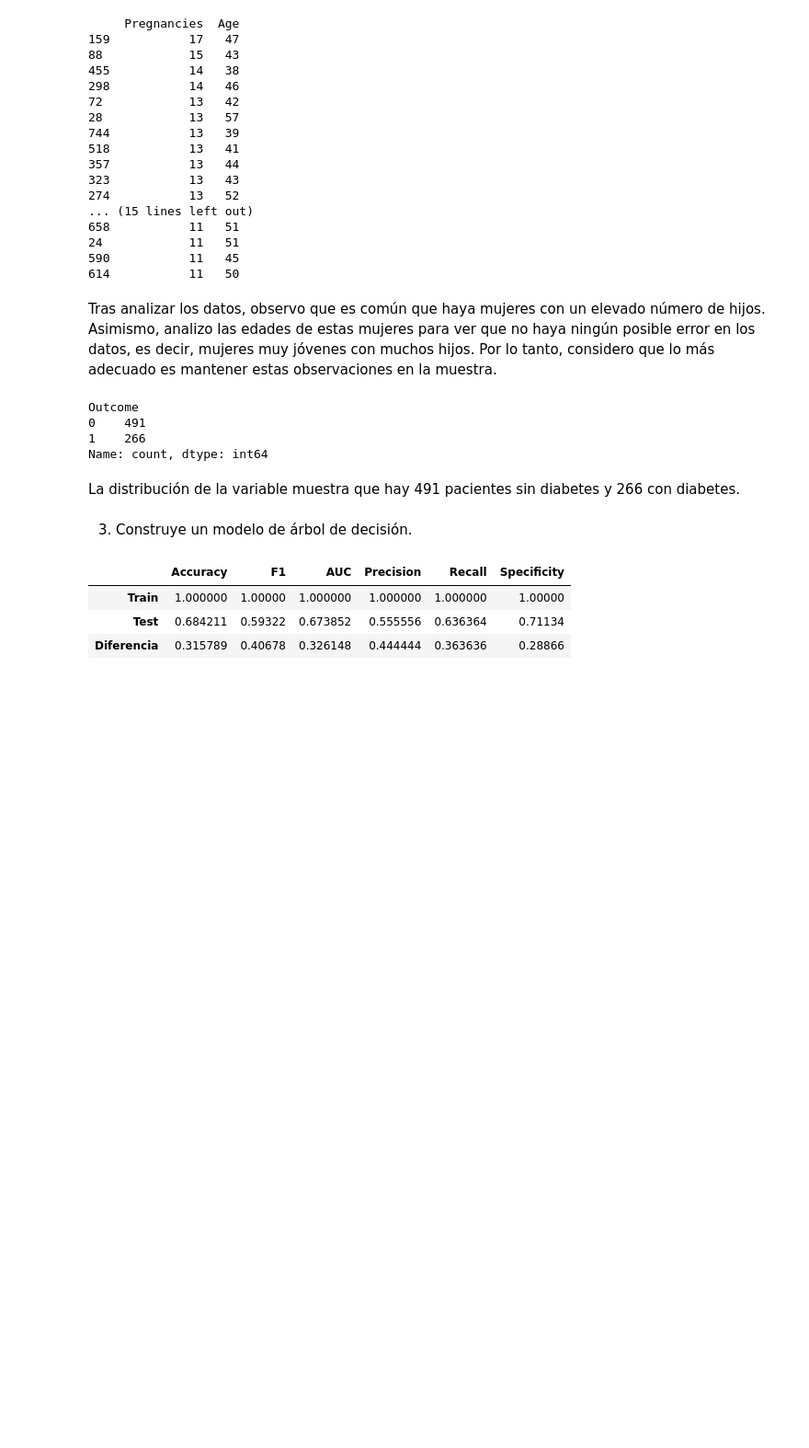
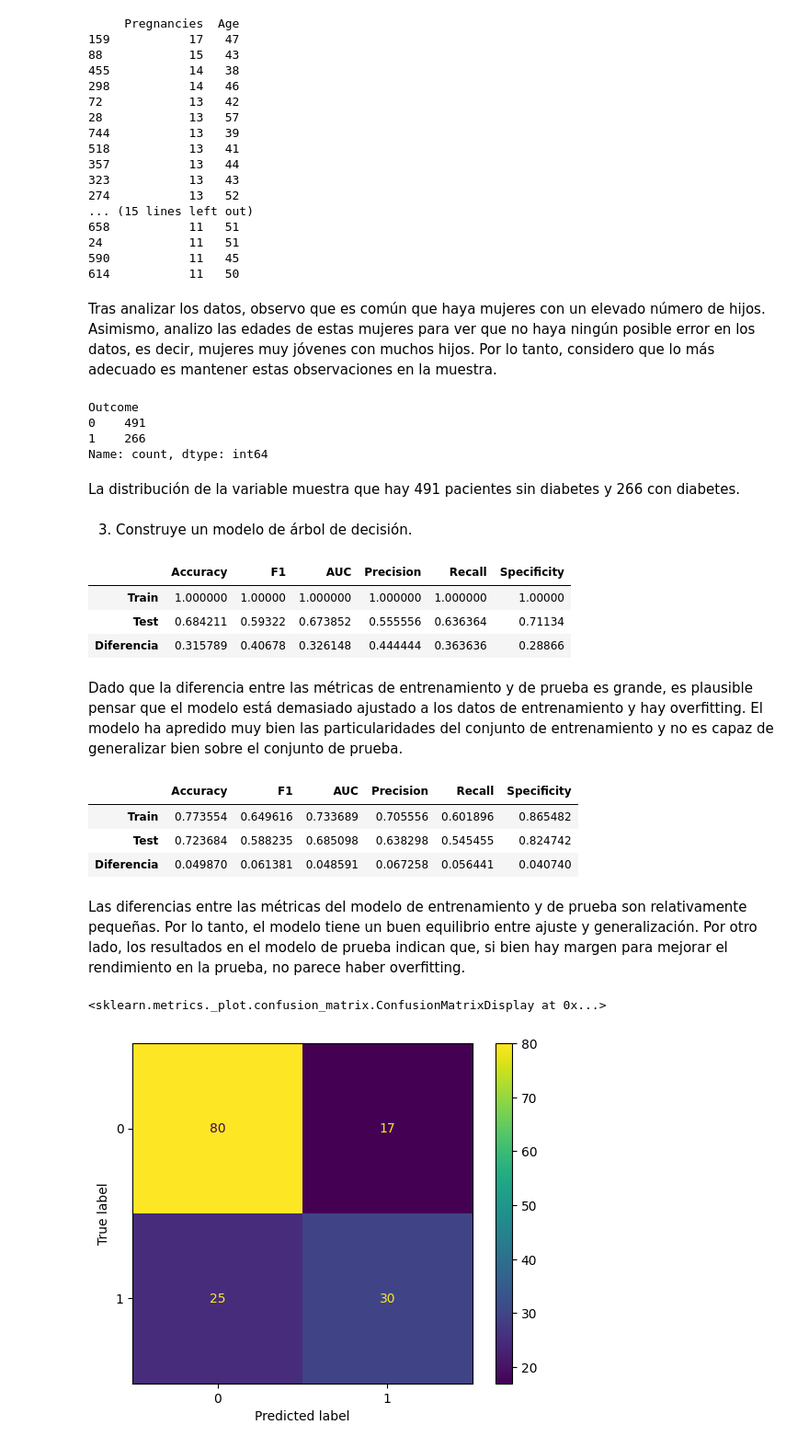
Before and after one commit to 4GeeksAcademy/Proyecto17b_albaebauluz, a Jupyter notebook: src/explore.ipynb, the cells around one changed output. Shown: that part at 92% size. Drawn from its saved outputs; the diff is of its cells as text; code cells hidden in the pictures; blank space fills up the shorter version.

```diff
--- a/src/explore.ipynb
+++ b/src/explore.ipynb
@@ -334,3 +340,23 @@ get_metrics(y_train, y_test, y_pred_train_complex, y_pred_test_complex)
 | Train | 1.000000 | 1.00000 | 1.000000 | 1.000000 | 1.000000 | 1.00000 |
 | Test | 0.684211 | 0.59322 | 0.673852 | 0.555556 | 0.636364 | 0.71134 |
 | Diferencia | 0.315789 | 0.40678 | 0.326148 | 0.444444 | 0.363636 | 0.28866 |
+# %% [markdown]
+Dado que la diferencia entre las métricas de entrenamiento y de prueba es grande, es plausible pensar que el modelo está demasiado ajustado a los datos de entrenamiento y hay overfitting. El modelo ha apredido muy bien las particularidades del conjunto de entrenamiento y no es capaz de generalizar bien sobre el conjunto de prueba.
+# %%
+# Métricas del modelo simple.
+get_metrics(y_train, y_test, y_pred_train_simple, y_pred_test_simple)
+# %% [output]
+|  | Accuracy | F1 | AUC | Precision | Recall | Specificity |
+| Train | 0.773554 | 0.649616 | 0.733689 | 0.705556 | 0.601896 | 0.865482 |
+| Test | 0.723684 | 0.588235 | 0.685098 | 0.638298 | 0.545455 | 0.824742 |
+| Diferencia | 0.049870 | 0.061381 | 0.048591 | 0.067258 | 0.056441 | 0.040740 |
+# %% [markdown]
+Las diferencias entre las métricas del modelo de entrenamiento y de prueba son relativamente pequeñas. Por lo tanto, el modelo tiene un buen equilibrio entre ajuste y generalización. Por otro lado, los resultados en el modelo de prueba indican que, si bien hay margen para mejorar el rendimiento en la prueba, no parece haber overfitting.
+# %%
+# Matriz de confusión para el mejor modelo, que es el modelo simple.
+cm = confusion_matrix(y_test, y_pred_test_simple)
+disp = ConfusionMatrixDisplay(confusion_matrix=cm, display_labels=['0', '1'])
+disp.plot()
+# %% [output]
+<sklearn.metrics._plot.confusion_matrix.ConfusionMatrixDisplay at 0x...>
+[figure, added]
```
Also changed, not shown: parts of 11 cells of this notebook.
